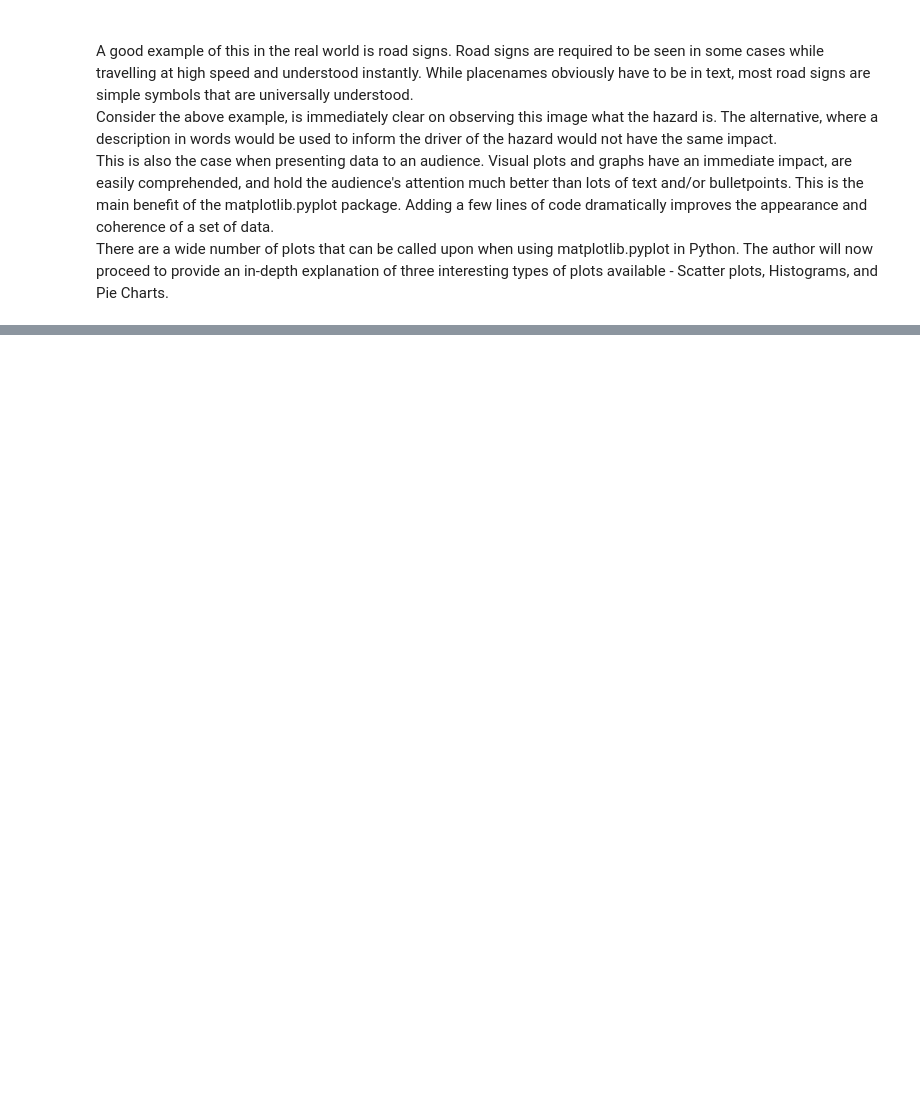
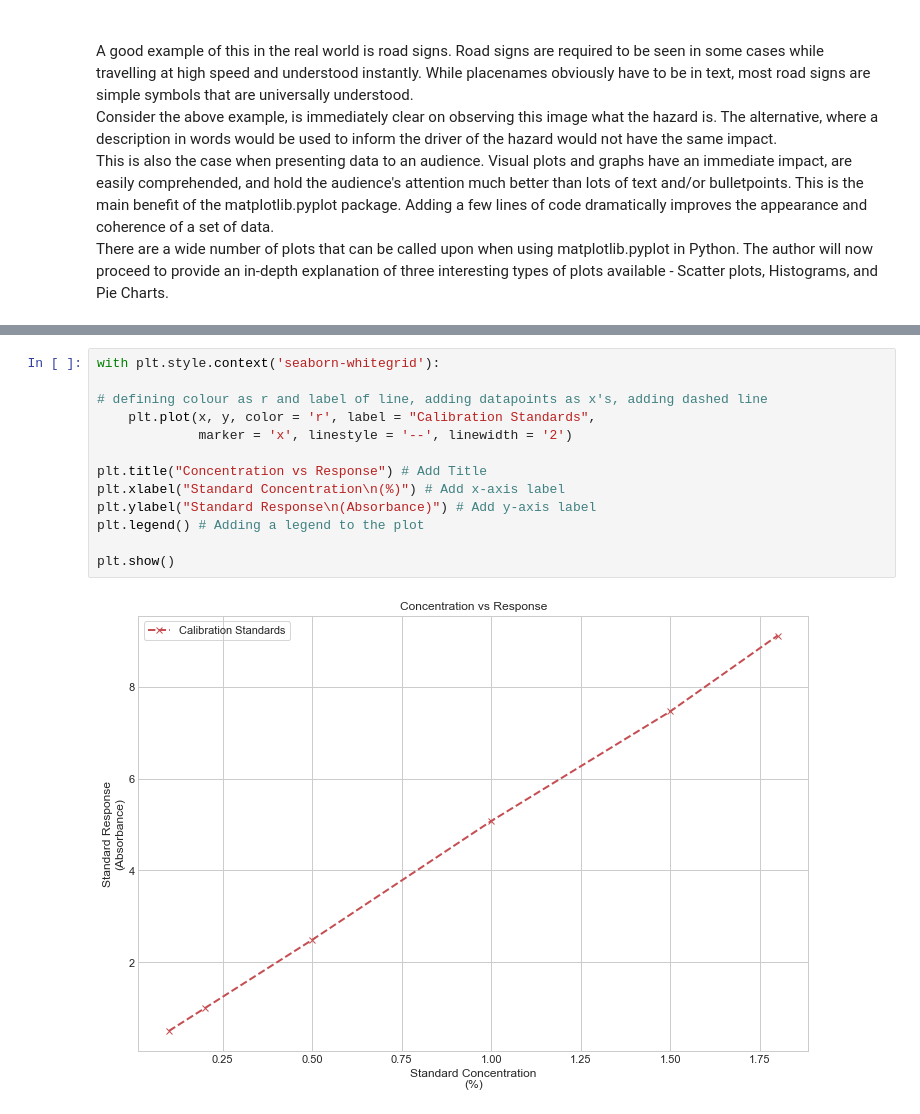
Before and after one commit to G00398275/FODA2021, a Jupyter notebook: pyplot.ipynb, the cells around one changed output, grey strips where cells are left out. Saved outputs shown, nothing was run; the diff lists cells and outputs as text; blank space fills up the shorter version.

```diff
--- a/pyplot.ipynb
+++ b/pyplot.ipynb
@@ -53,0 +94,15 @@ There are a wide number of plots that can be called upon when using matplotlib.p
+# %%
+with plt.style.context('seaborn-whitegrid'):
+
+# defining colour as r and label of line, adding datapoints as x's, adding dashed line
+    plt.plot(x, y, color = 'r', label = "Calibration Standards",
+             marker = 'x', linestyle = '--', linewidth = '2')
+
+plt.title("Concentration vs Response") # Add Title
+plt.xlabel("Standard Concentration\n(%)") # Add x-axis label
+plt.ylabel("Standard Response\n(Absorbance)") # Add y-axis label
+plt.legend() # Adding a legend to the plot
+
+plt.show()
+# %% [output]
+[figure, added]
```
Also changed, not shown: parts of 10 cells of this notebook.
